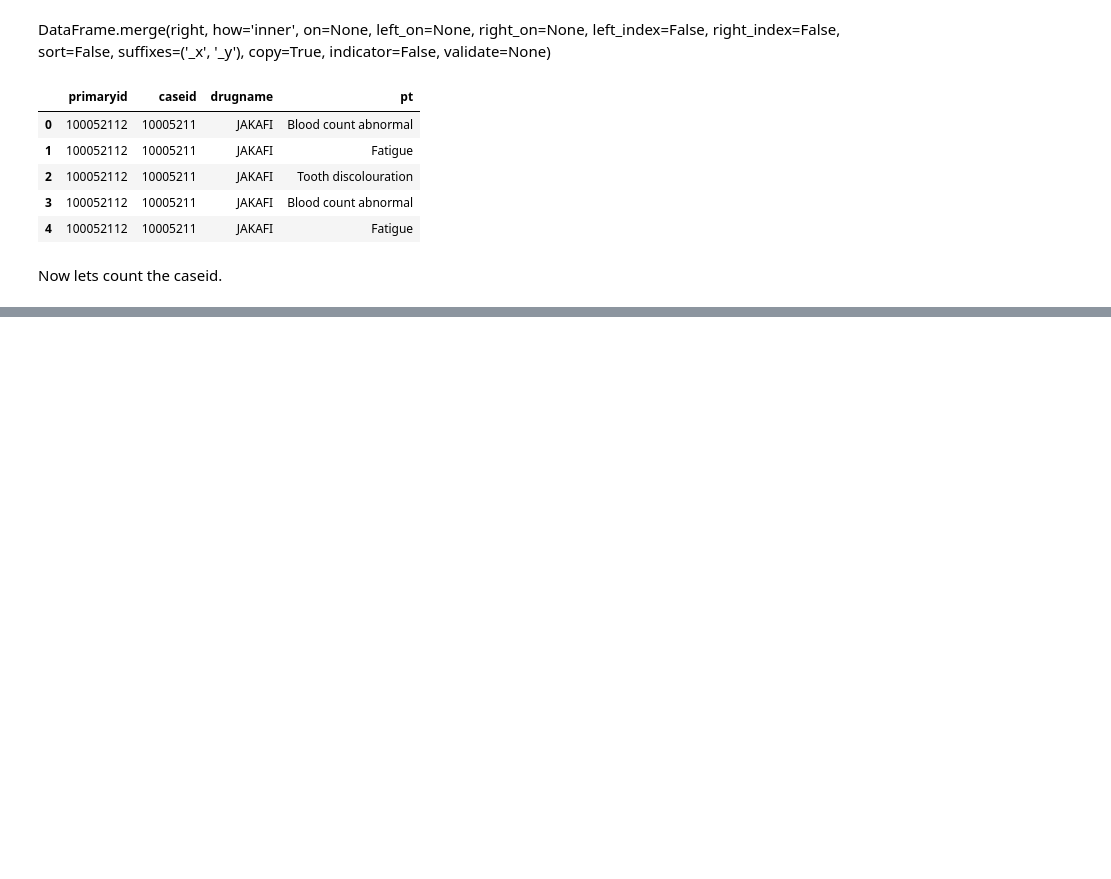
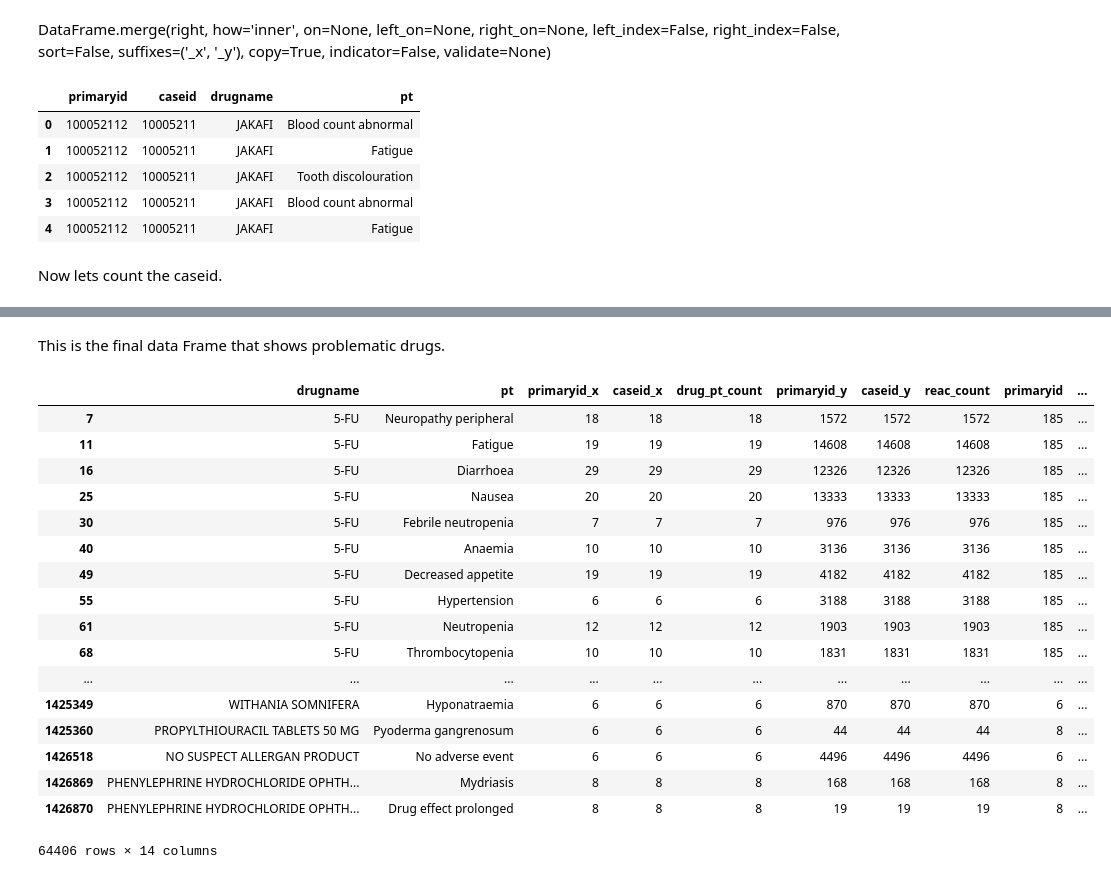
Before and after one commit to harlananelson/datascience, a Jupyter notebook: What Drugs are Bad.ipynb, the cells around one changed output, grey strips where cells are left out. Cells and saved outputs as stored; diff of their text form; code cells hidden in the pictures; blank space fills up the shorter version.

```diff
--- a/What Drugs are Bad.ipynb
+++ b/What Drugs are Bad.ipynb
@@ -830,0 +918,27 @@ cases[cases['caseid'] > 10]
+# %%
+final['RR_numerator'] = (final['drug_pt_count']/final['drug_count'])
+final['RR_denominator'] = (final['reac_count']/num_cases['case_count'])
+final['RR'] = final['RR_numerator']/final['RR_denominator']
+# %% [markdown]
+This is the final data Frame that shows problematic drugs.
+# %%
+final.loc[(final['RR'] > 2) & (final['drug_pt_count'] > 5)]
+# %% [output]
+|  | drugname | pt | primaryid_x | caseid_x | drug_pt_count | primaryid_y | caseid_y | reac_count | primaryid | ... |
+| 7 | 5-FU | Neuropathy peripheral | 18 | 18 | 18 | 1572 | 1572 | 1572 | 185 | ... |
+| 11 | 5-FU | Fatigue | 19 | 19 | 19 | 14608 | 14608 | 14608 | 185 | ... |
+| 16 | 5-FU | Diarrhoea | 29 | 29 | 29 | 12326 | 12326 | 12326 | 185 | ... |
+| 25 | 5-FU | Nausea | 20 | 20 | 20 | 13333 | 13333 | 13333 | 185 | ... |
+| 30 | 5-FU | Febrile neutropenia | 7 | 7 | 7 | 976 | 976 | 976 | 185 | ... |
+| 40 | 5-FU | Anaemia | 10 | 10 | 10 | 3136 | 3136 | 3136 | 185 | ... |
+| 49 | 5-FU | Decreased appetite | 19 | 19 | 19 | 4182 | 4182 | 4182 | 185 | ... |
+| 55 | 5-FU | Hypertension | 6 | 6 | 6 | 3188 | 3188 | 3188 | 185 | ... |
+| 61 | 5-FU | Neutropenia | 12 | 12 | 12 | 1903 | 1903 | 1903 | 185 | ... |
+| 68 | 5-FU | Thrombocytopenia | 10 | 10 | 10 | 1831 | 1831 | 1831 | 185 | ... |
+| ... | ... | ... | ... | ... | ... | ... | ... | ... | ... | ... |
+| 1425349 | WITHANIA SOMNIFERA | Hyponatraemia | 6 | 6 | 6 | 870 | 870 | 870 | 6 | ... |
+| 1425360 | PROPYLTHIOURACIL TABLETS 50 MG | Pyoderma gangrenosum | 6 | 6 | 6 | 44 | 44 | 44 | 8 | ... |
+| 1426518 | NO SUSPECT ALLERGAN PRODUCT | No adverse event | 6 | 6 | 6 | 4496 | 4496 | 4496 | 6 | ... |
+| 1426869 | PHENYLEPHRINE HYDROCHLORIDE OPHTH... | Mydriasis | 8 | 8 | 8 | 168 | 168 | 168 | 8 | ... |
+| 1426870 | PHENYLEPHRINE HYDROCHLORIDE OPHTH... | Drug effect prolonged | 8 | 8 | 8 | 19 | 19 | 19 | 8 | ... |
+64406 rows × 14 columns
```
Also changed, not shown: parts of 11 cells of this notebook.
